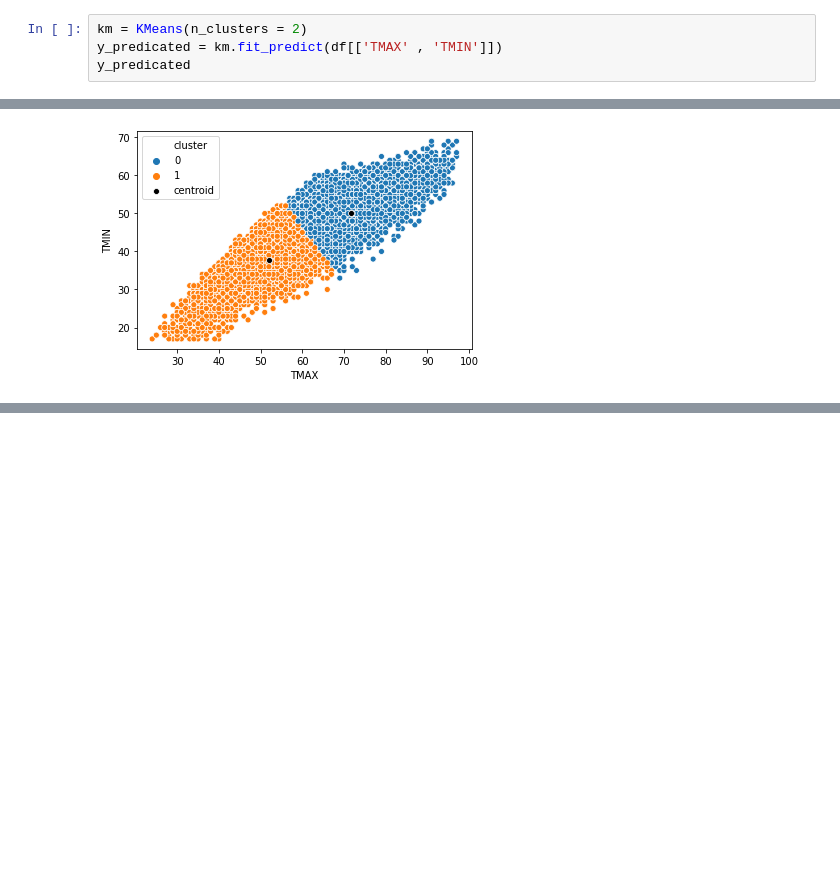
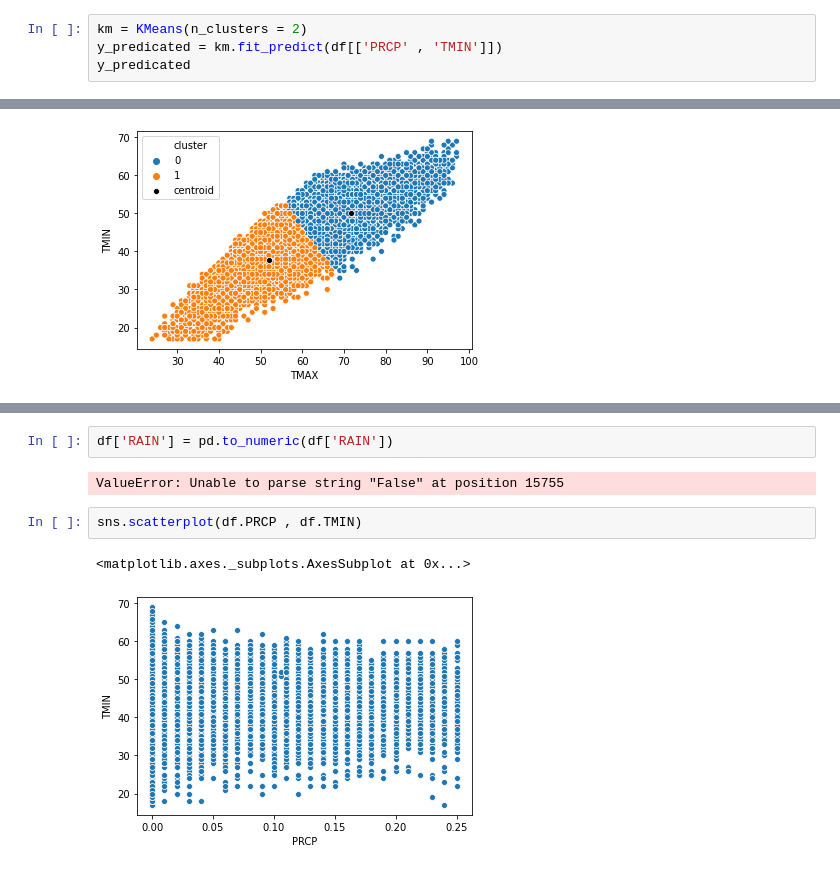
Before and after one commit to mmehmadi94/Data_Science_Bootcamp_codingDojo, a Jupyter notebook: Assignments/ML /K-Means Clustering/K mean.ipynb, the cells around one changed output, grey strips where cells are left out. Cells and saved outputs as stored; diff of their text form; blank space fills up the shorter version.

```diff
--- a/Assignments/ML /K-Means Clustering/K mean.ipynb
+++ b/Assignments/ML /K-Means Clustering/K mean.ipynb
@@ -115,6 +129,6 @@ sns.lineplot(k_rng, sse , data = df)
 # %%
 km = KMeans(n_clusters = 2)
-y_predicated = km.fit_predict(df[['TMAX' , 'TMIN']])
+y_predicated = km.fit_predict(df[['PRCP' , 'TMIN']])
 y_predicated
 # %% [output]
 array([1, 1, 1, ..., 1, 1, 1], dtype=int32)
@@ -155,0 +194,9 @@ sns.scatterplot(km.cluster_centers_[0],
+# %%
+df['RAIN'] = pd.to_numeric(df['RAIN'])
+# %% [output]
+ValueError: Unable to parse string "False" at position 15755
+# %%
+sns.scatterplot(df.PRCP , df.TMIN)
+# %% [output]
+<matplotlib.axes._subplots.AxesSubplot at 0x...>
+[figure, added]
```
Also changed, not shown: parts of 8 cells of this notebook.
